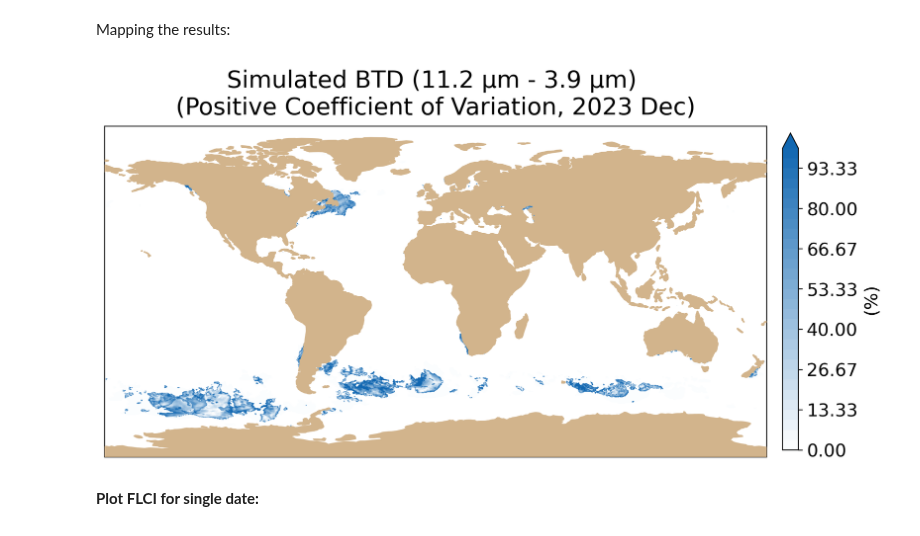
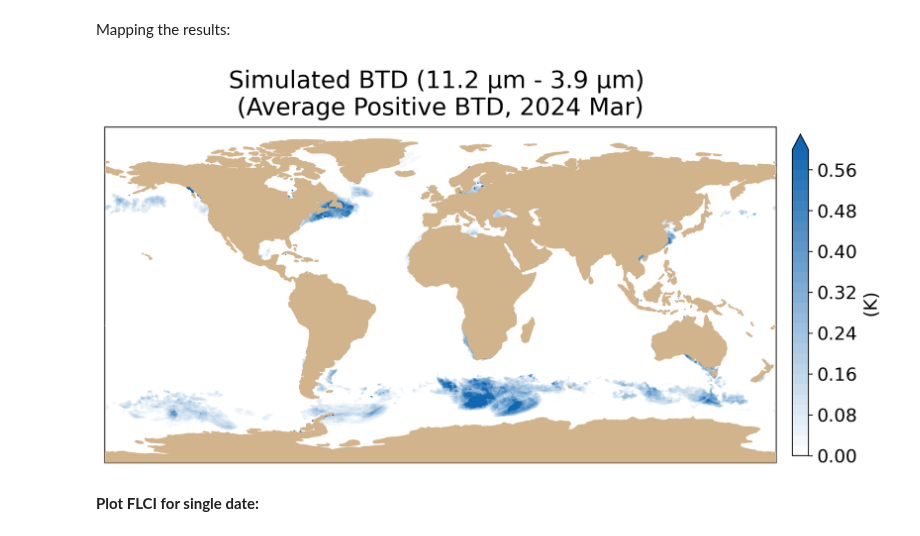
Before and after one commit to jesseturner/FLC_Workspace_3, a Jupyter notebook: FLCI_composite.ipynb, the cells around one changed output. Drawn from its saved outputs; the diff is of its cells as text; code cells hidden in the pictures.

Commit message:
Running FLC global figures

```diff
--- a/FLCI_composite.ipynb
+++ b/FLCI_composite.ipynb
@@ -8,10 +8,10 @@ import cartopy.feature as feature
 import numpy as np
 # %%
 data_arrays = []
-month_str = "2023 Dec"
+month_str = "2024 Mar"
 
 for day in range(1, 32):  # Days 1 to 31
-    date_str = f"202312{day:02d}"  # Format the day with leading zero if needed
+    date_str = f"202403{day:02d}"  # Format the day with leading zero if needed
     # Open the DataArray for the current day
     file_path = f"composite/global/global_{date_str}.nc"
     data_array = xr.open_dataarray(file_path)
@@ -47,7 +47,7 @@ lons = mean_FLCI.longitude-180
 # %% [markdown]
 Mapping the results:
 # %%
-tool = "cv" #"IQR, mean, std_dev, cv
+tool = "mean" #"IQR, mean, std_dev, cv
 
 if tool == "mean":
     BTD = mean_FLCI
@@ -84,34 +84,34 @@ if tool == "cv":
     levels = np.linspace(0, 100, 31)
 
 #---Plotting
 c=ax.contourf(mean_FLCI.longitude, mean_FLCI.latitude, BTD, cmap=cmap, extend='max', levels=levels)
 
 clb = plt.colorbar(c, shrink=0.4, pad=0.02, ax=ax)
 clb.ax.tick_params(labelsize=15)
 clb.set_label('(K)', fontsize=15)
 
 if tool == "cv":
     clb.set_label('(%)', fontsize=15)
 
 if tool == "mean":
     ax.set_title("Simulated BTD (11.2 μm - 3.9 μm) \n(Average Positive BTD, "+month_str+")", fontsize=20, pad=10)
 if tool == "IQR":
     ax.set_title("Simulated BTD (11.2 μm - 3.9 μm) \n(Positive IQR BTD, "+month_str+")", fontsize=20, pad=10)
 if tool == "std_dev":
     ax.set_title("Simulated BTD (11.2 μm - 3.9 μm) \n(Positive standard deviation BTD, "+month_str+")", fontsize=20, pad=10)
 if tool == "cv":
     ax.set_title("Simulated BTD (11.2 μm - 3.9 μm) \n(Positive Coefficient of Variation, "+month_str+")", fontsize=20, pad=10)
 
 #--- Land in tan
 ax.add_feature(feature.LAND, zorder=100, edgecolor='tan', facecolor='tan')
 
 #---- Land in black
 #ax.add_feature(feature.LAND, zorder=100, edgecolor='#000', facecolor='#000')
 
 #--- Removed temporarily to speed up
 fig.set_dpi(200)
 # %% [output]
-[figure, old version]
+[figure, new version]
 # %% [markdown]
 **Plot FLCI for single date:**
 # %%
```
Also changed, not shown: 33 other files.
